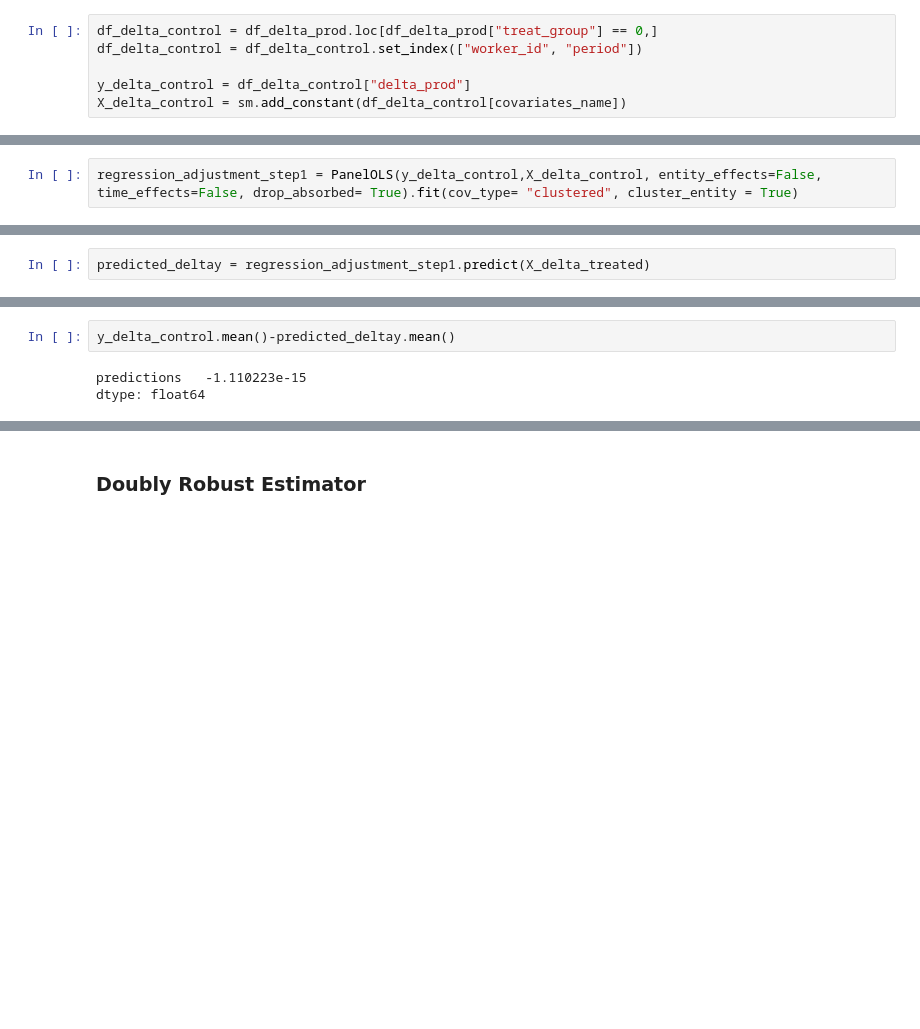
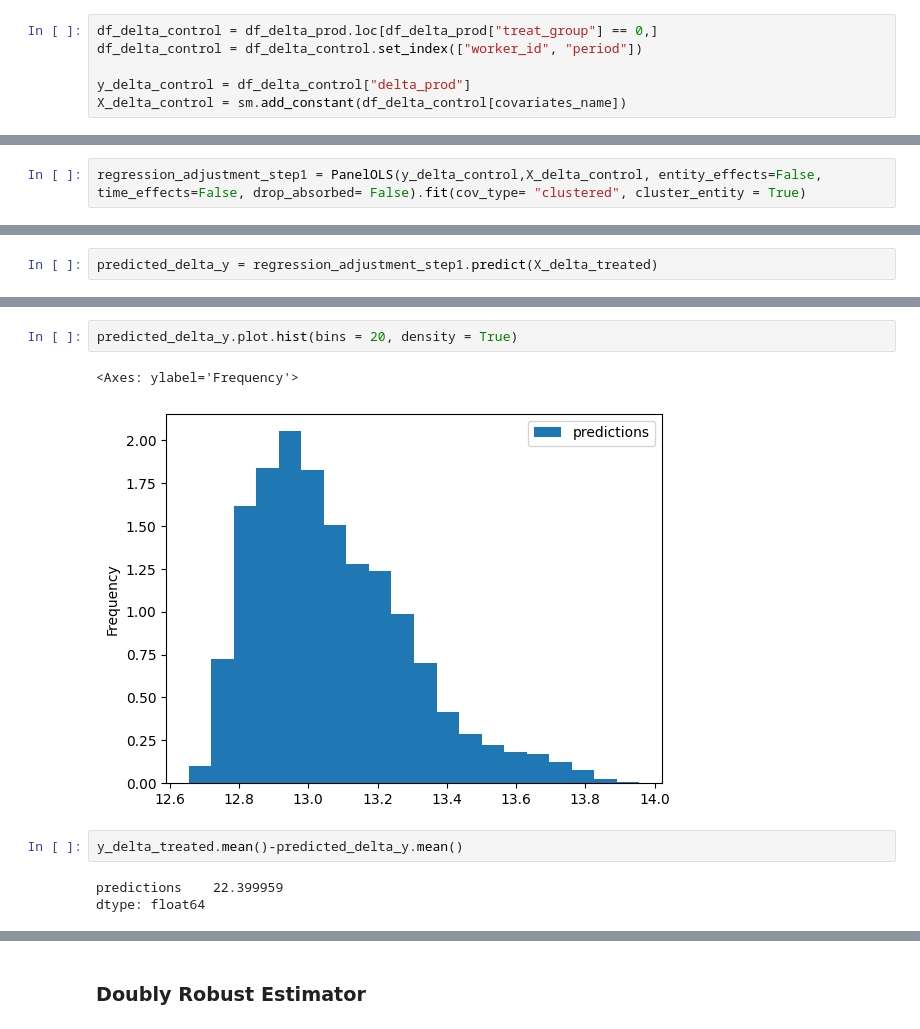
Before and after one commit to Nathcappennani24/econometrictheory2_psets, a Jupyter notebook: PSET1_part5.ipynb, the cells around one changed output, grey strips where cells are left out. Cells and saved outputs as stored; diff of their text form; blank space fills up the shorter version.

```diff
--- a/PSET1_part5.ipynb
+++ b/PSET1_part5.ipynb
@@ -101,2 +118,2 @@ X_delta_control = sm.add_constant(df_delta_control[covariates_name])
 # %%
-regression_adjustment_step1 = PanelOLS(y_delta_control,X_delta_control, entity_effects=False, time_effects=False, drop_absorbed= True).fit(cov_type= "clustered", cluster_entity = True)
+regression_adjustment_step1 = PanelOLS(y_delta_control,X_delta_control, entity_effects=False, time_effects=False, drop_absorbed= False).fit(cov_type= "clustered", cluster_entity = True)
@@ -109,2 +164,2 @@ X_delta_treated = sm.add_constant(df_delta_treated[covariates_name])
 # %%
-predicted_deltay = regression_adjustment_step1.predict(X_delta_treated)
+predicted_delta_y = regression_adjustment_step1.predict(X_delta_treated)
@@ -131,5 +166,10 @@ X_delta_treated.head()
+# %%
+predicted_delta_y.plot.hist(bins = 20, density = True)
+# %% [output]
+<Axes: ylabel='Frequency'>
+[figure, added]
 # %%
-y_delta_control.mean()-predicted_deltay.mean()
+y_delta_treated.mean()-predicted_delta_y.mean()
 # %% [output]
-predictions   -1.110223e-15
+predictions    22.399959
 dtype: float64
```
Also changed, not shown: parts of 13 cells of this notebook.
